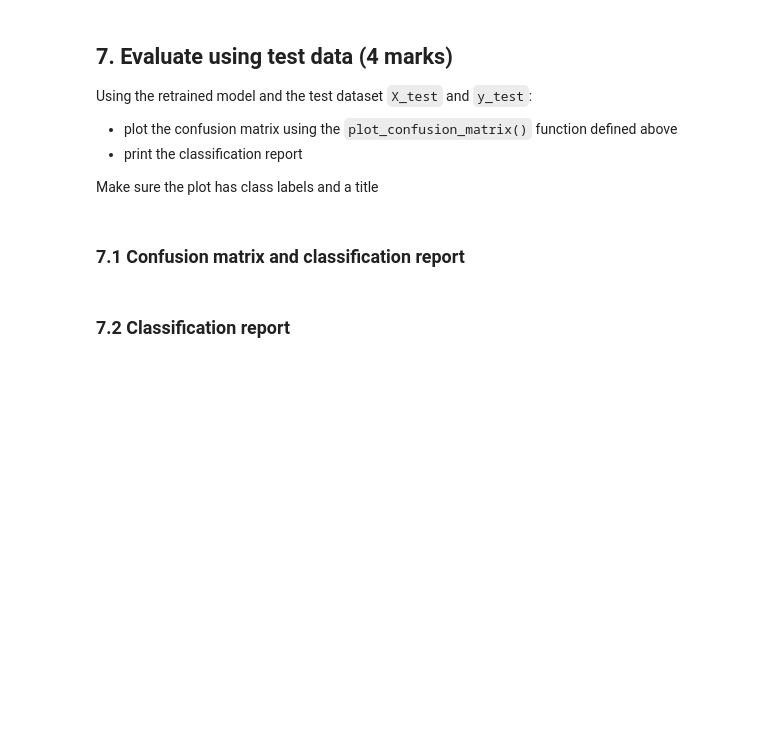
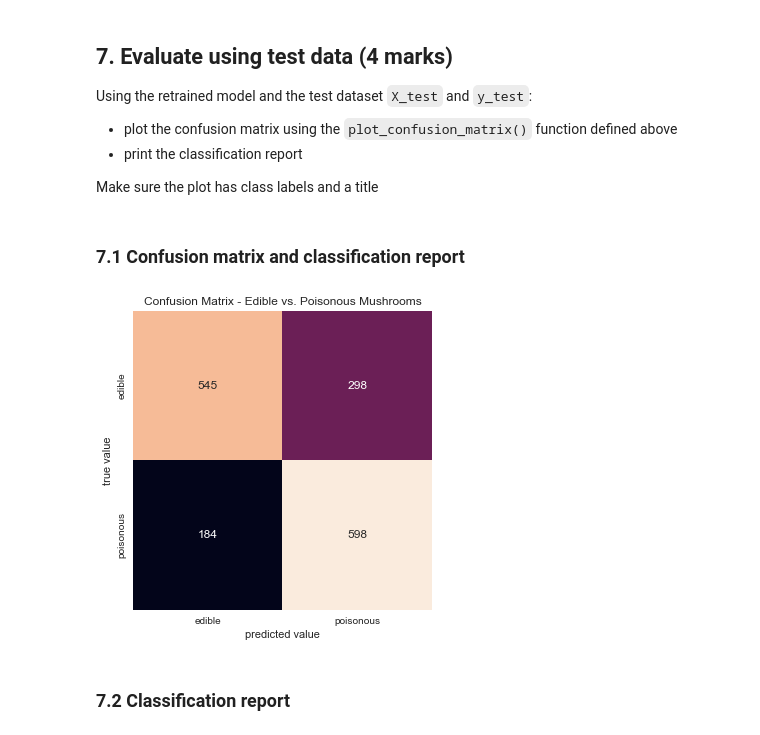
Before and after one commit to mileuc/ensf-611-lab3, a Jupyter notebook: Lab3-1.ipynb, the cells around one changed output. Cells and saved outputs as stored; diff of their text form; code cells hidden in the pictures; blank space fills up the shorter version.

```diff
--- a/Lab3-1.ipynb
+++ b/Lab3-1.ipynb
@@ -308,3 +312,5 @@ plot_grid_
 Re-train the best `RandomForestClassifier()` from the grid search above on the training dataset `X_train` and `y_train`
 # %%
 #TDOD: Re-train best random forest classifier
+best_model = grid_search.best_estimator_
+best_model.fit(X_train, y_train)
@@ -320,6 +329,13 @@ Make sure the plot has class labels and a title
 ### 7.1 Confusion matrix and classification report
 # %%
 #TODO: call plot_confusion_matrix(), use LabelEncoder classes_ to get labels
+from sklearn.metrics import classification_report
+
+y_pred = best_model.predict(X_test)
+
+plot_confusion_matrix(y_test, y_pred, encoder.classes_, title='Confusion Matrix - Edible vs. Poisonous Mushrooms')
+# %% [output]
+[figure, added]
 # %% [markdown]
 ### 7.2 Classification report
 # %%
```
Also changed, not shown: parts of 14 cells of this notebook.
